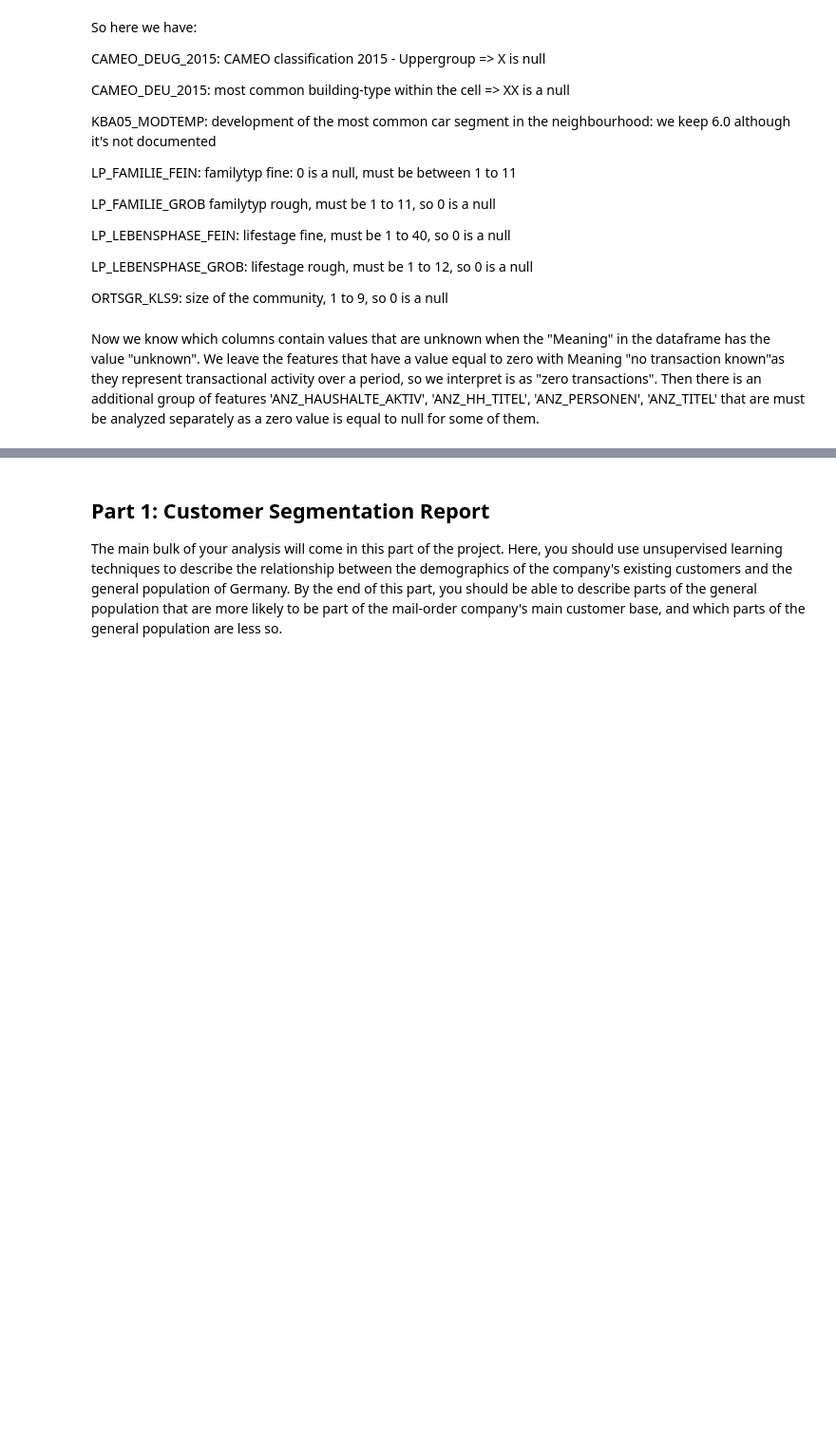
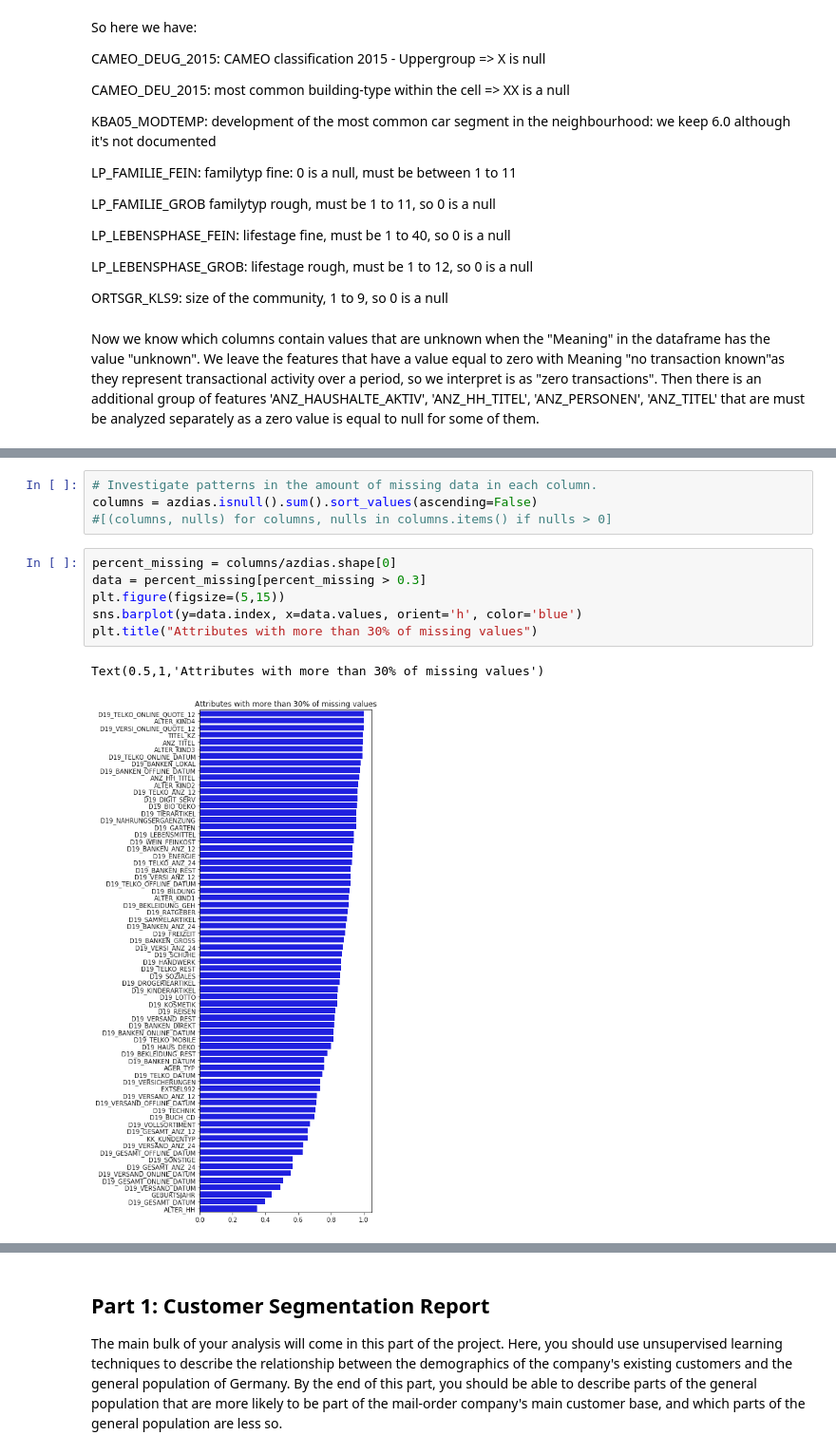
Before and after one commit to santamm/Customer-Segmentation, a Jupyter notebook: Arvato Project Workbook.ipynb, the cells around one changed output, grey strips where cells are left out. Shown: that part at 95% size. Cells and saved outputs as stored; diff of their text form; blank space fills up the shorter version.

Commit message:
Data Cleaning functions

```diff
--- a/Arvato Project Workbook.ipynb
+++ b/Arvato Project Workbook.ipynb
@@ -316,0 +431,13 @@ plt.ylabel('Columns');
+# %%
+# Investigate patterns in the amount of missing data in each column.
+columns = azdias.isnull().sum().sort_values(ascending=False)
+#[(columns, nulls) for columns, nulls in columns.items() if nulls > 0]
+# %%
+percent_missing = columns/azdias.shape[0]
+data = percent_missing[percent_missing > 0.3]
+plt.figure(figsize=(5,15))
+sns.barplot(y=data.index, x=data.values, orient='h', color='blue')
+plt.title("Attributes with more than 30% of missing values")
+# %% [output]
+Text(0.5,1,'Attributes with more than 30% of missing values')
+[figure, added]
```
Also changed, not shown: parts of 48 cells of this notebook.
